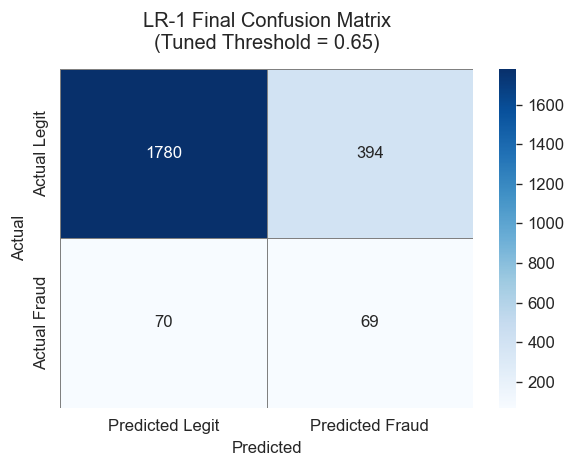
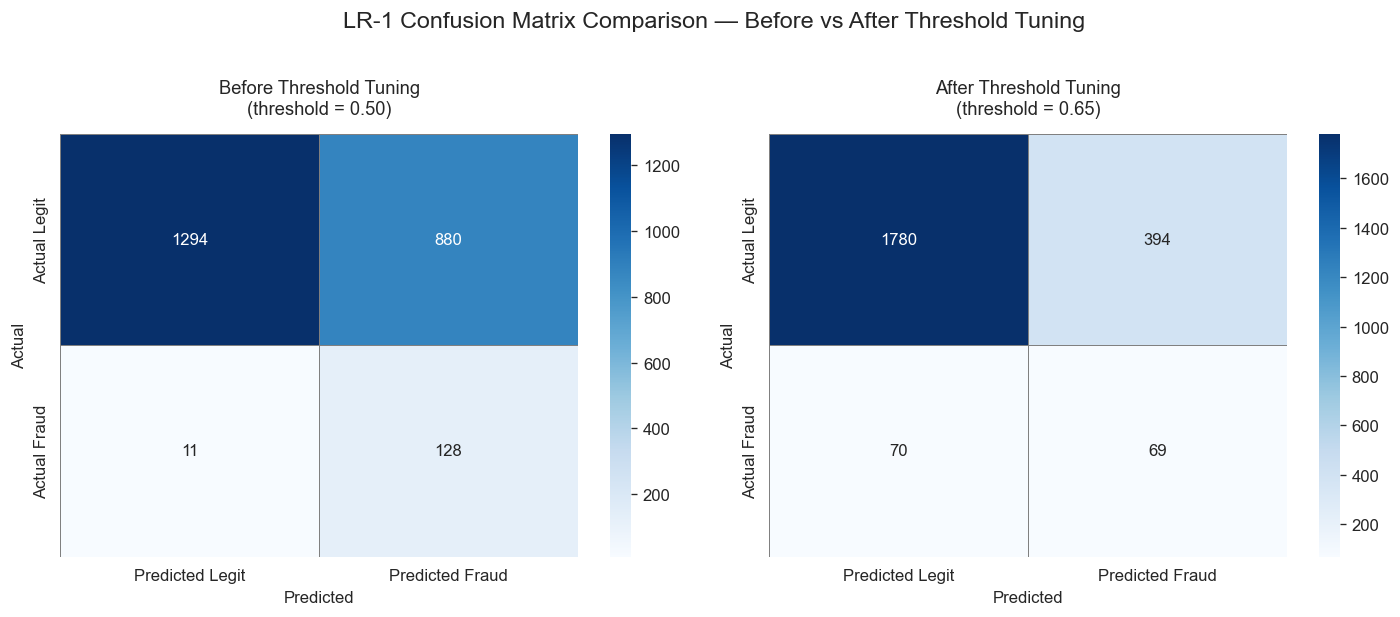
Unified diff of the notebook cell whose output changed from the first chart to the second:
--- before
+++ after
@@ -14,6 +14,30 @@
 print(lr1_final_cm)
 
-fig, ax = plt.subplots(figsize=(5, 4))
+fig, axes = plt.subplots(1, 2, figsize=(12, 5))
 
+# BEFORE threshold tuning (0.5)
+sns.heatmap(
+    lr1_tuned_val_cm,
+    annot=True,
+    fmt="d",
+    cmap="Blues",
+    xticklabels=["Predicted Legit", "Predicted Fraud"],
+    yticklabels=["Actual Legit", "Actual Fraud"],
+    linewidths=0.5,
+    linecolor="gray",
+    ax=axes[0]
+)
+
+axes[0].set_title(
+    "Before Threshold Tuning\n(threshold = 0.50)",
+    fontsize=11,
+    pad=12
+)
+
+axes[0].set_xlabel("Predicted")
+axes[0].set_ylabel("Actual")
+
+
+# AFTER threshold tuning
 sns.heatmap(
     lr1_final_cm,
@@ -25,15 +49,22 @@
     linewidths=0.5,
     linecolor="gray",
-    ax=ax
+    ax=axes[1]
 )
 
-ax.set_title(
-    f"LR-1 Final Confusion Matrix\n(Tuned Threshold = {best_lr_threshold:.2f})",
-    fontsize=12,
+axes[1].set_title(
+    f"After Threshold Tuning\n(threshold = {best_lr_threshold:.2f})",
+    fontsize=11,
     pad=12
 )
 
-ax.set_xlabel("Predicted")
-ax.set_ylabel("Actual")
+axes[1].set_xlabel("Predicted")
+axes[1].set_ylabel("Actual")
+
+# Main title
+plt.suptitle(
+    "LR-1 Confusion Matrix Comparison — Before vs After Threshold Tuning",
+    fontsize=14,
+    y=1.02
+)
 
 plt.tight_layout()

Commit: LR- Hyperparameter + Threshold Tuning (CONFUSION MATRIX)